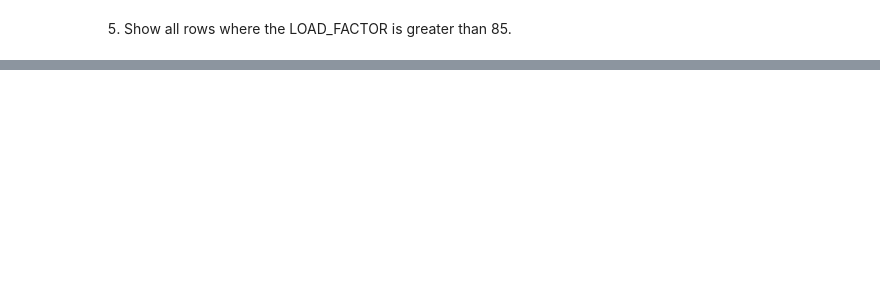
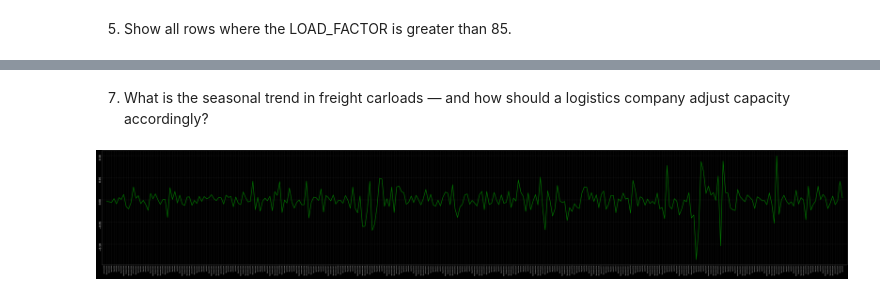
Before and after one commit to SumanGouda/MATPLOTLIB-MODULE, a Jupyter notebook: PROJECTS/us-transport-trends/Notebooks/EDA.ipynb, the cells around one changed output, grey strips where cells are left out. Cells and saved outputs as stored; diff of their text form; code cells hidden in the pictures; blank space fills up the shorter version.

```diff
--- a/PROJECTS/us-transport-trends/Notebooks/EDA.ipynb
+++ b/PROJECTS/us-transport-trends/Notebooks/EDA.ipynb
@@ -39,0 +165,42 @@ The average passenger travel distance (in revenue passenger miles) across all th
+# %% [markdown]
+7. What is the seasonal trend in freight carloads — and how should a logistics company adjust capacity accordingly?
+# %%
+# df['Year'] = pd.to_datetime(df['Month/Year']).dt.year
+
+pct_chagne = df['RAIL_FRT_CARLOADS_D11'].pct_change(fill_method=None)
+
+fig, ax = plt.subplots(figsize=(130, 20))
+
+fig.set_facecolor('black')
+ax.set_facecolor('black')
+
+for spines in ax.spines.values():
+    spines.set_color('white')
+
+ax.tick_params(axis='both', colors='white',rotation=90)
+
+ax.plot(
+    df['Month/Year'],
+    pct_chagne,
+    color='green',
+    linewidth = 5
+)
+
+
+plt.yticks(fontsize = 25)
+plt.xticks(df['Month/Year'], fontsize = 12)
+
+plt.xlim(-1, df['Month/Year'].shape[0] + 1)
+
+plt.xlabel('Year', fontsize=14, labelpad=10)
+plt.ylabel('% Change', fontsize=14)
+
+plt.grid(True, alpha=0.4)
+plt.show()
+
+print()
+print("Reduce capacity:\n")
+print("Schedule maintenance, repairs, or training.\n")
+print("Reallocate staff/resources to other operations like warehouse optimization.")
+# %% [output]
+[figure, added]
```
Also changed, not shown: parts of 41 cells of this notebook, 3 other files.
